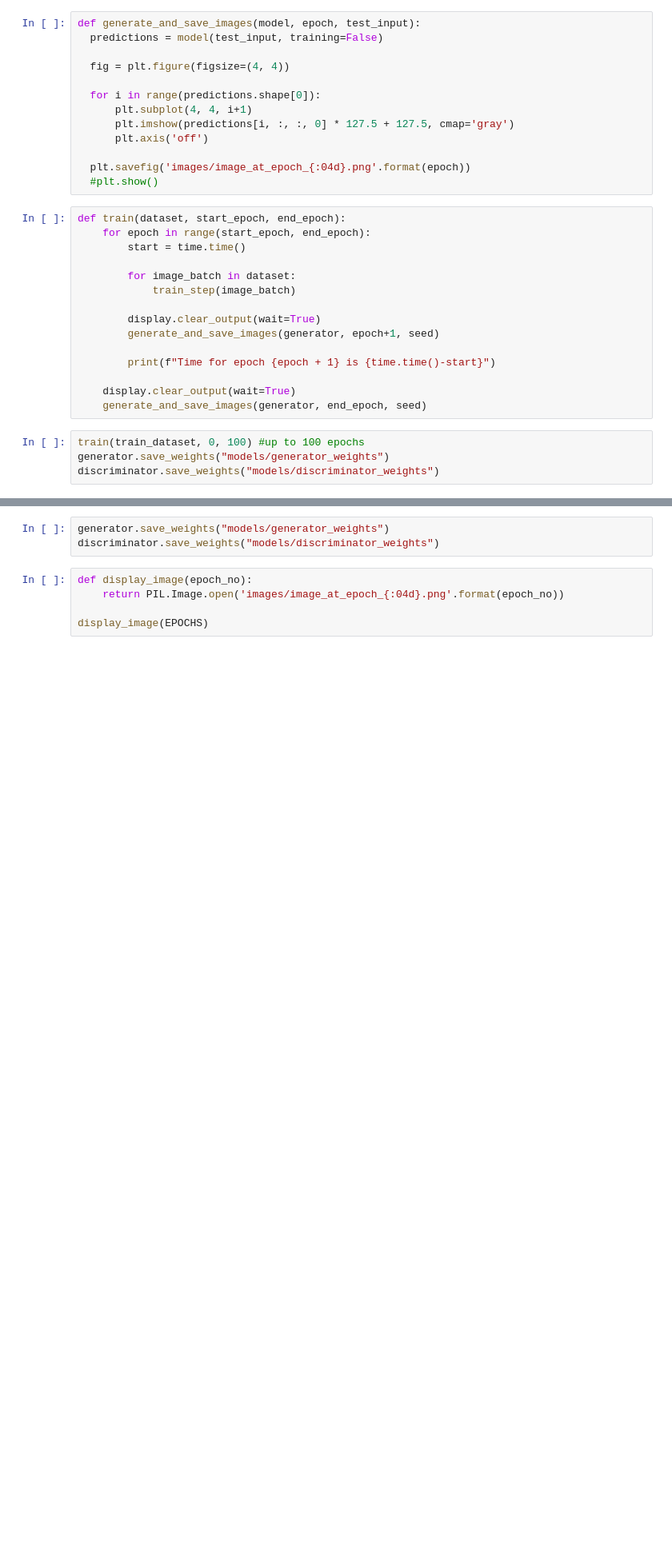
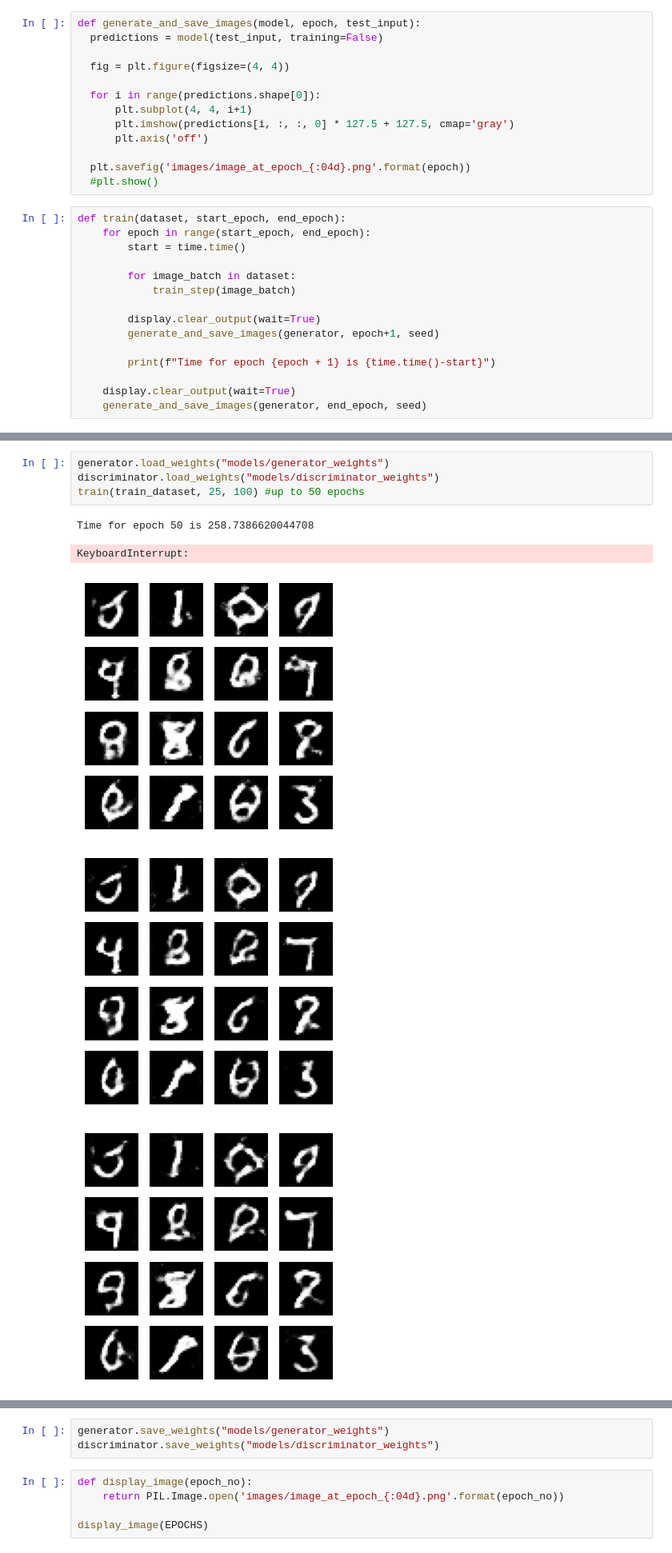
Before and after one commit to sStaite/ganImageGenerator, a Jupyter notebook: gan.ipynb, the cells around one changed output, grey strips where cells are left out. Shown at 80% size. Saved outputs shown, nothing was run; the diff lists cells and outputs as text; blank space fills up the shorter version.

Commit message:
gan trained, gif created

```diff
--- a/gan.ipynb
+++ b/gan.ipynb
@@ -125,7 +125,3 @@ def train(dataset, start_epoch, end_epoch):
 
     display.clear_output(wait=True)
     generate_and_save_images(generator, end_epoch, seed)
-# %%
-train(train_dataset, 0, 100) #up to 100 epochs
-generator.save_weights("models/generator_weights")
-discriminator.save_weights("models/discriminator_weights")
@@ -145,0 +128,10 @@ KeyboardInterrupt:
+# %%
+generator.load_weights("models/generator_weights")
+discriminator.load_weights("models/discriminator_weights")
+train(train_dataset, 25, 100) #up to 50 epochs
+# %% [output]
+Time for epoch 50 is 258.7386620044708
+KeyboardInterrupt:
+[figure, added]
+[figure, added]
+[figure, added]
```
Also changed, not shown: parts of 6 cells of this notebook, 1 other file.
